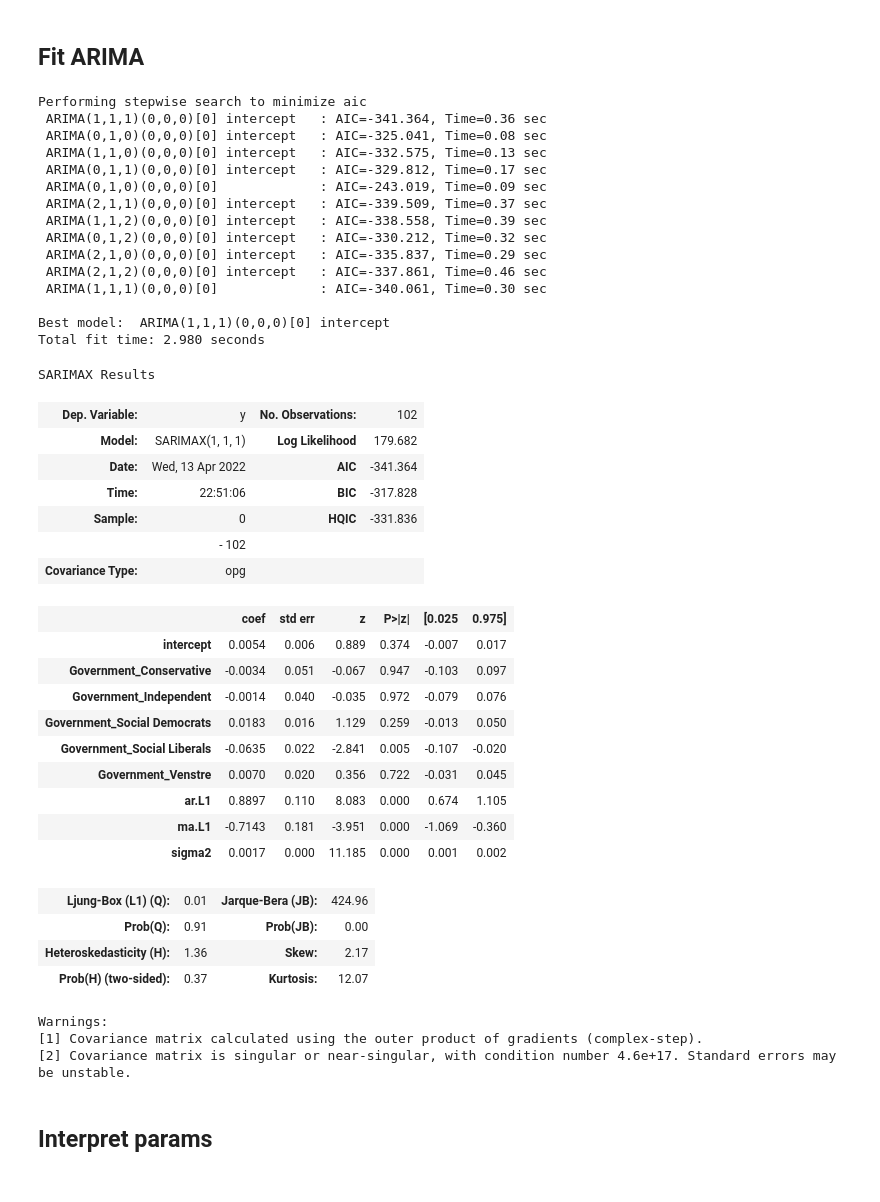
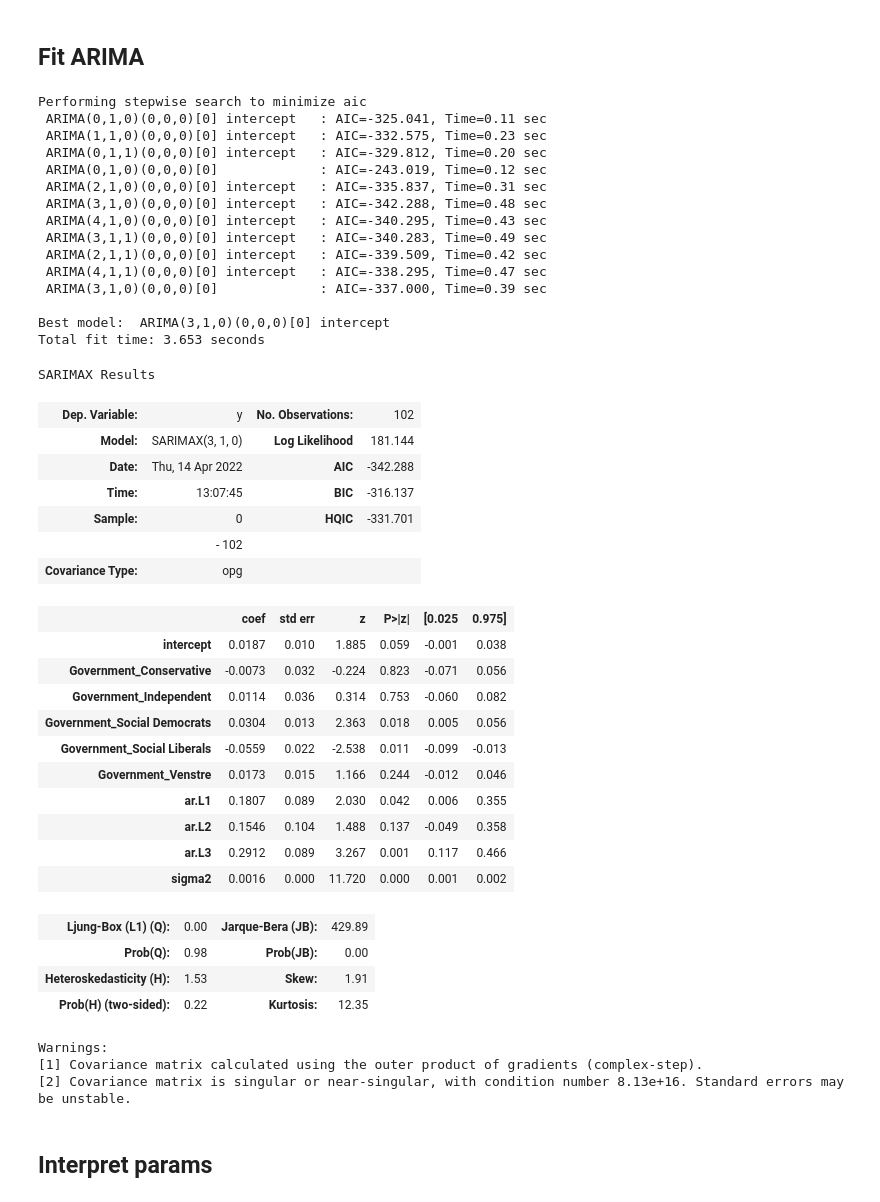
Before and after one commit to s183920/02417_TimeSeriesAnalysis, a Jupyter notebook: Assignment3/marima.ipynb, the cells around one changed output. Cells and saved outputs as stored; diff of their text form; code cells hidden in the pictures.

```diff
--- a/Assignment3/marima.ipynb
+++ b/Assignment3/marima.ipynb
@@ -14,9 +15,15 @@ plt.style.use("ggplot")
 data = pd.read_csv("DataAssignment3.csv")
 
 government = data.Government
-data["NumberWordsTrans"] = np.log(data.NumberWords)
-data.NumberWordsTrans += -2*np.roll(data.NumberWordsTrans, 1, axis=0) + np.roll(data.NumberWordsTrans, 2, axis=0)
-# np.roll(data, 1, axis=0)
+data["NumberWordsLog"] = np.log(data.NumberWords)
+data["NumberWordsDiff1"] = data["NumberWords"] - np.roll(data["NumberWords"], 1, axis=0)
+data["NumberWordsDiff1"][0] = np.NaN
+data["NumberWordsDiff2"] = data["NumberWordsDiff1"] - np.roll(data["NumberWordsDiff1"], 1, axis=0)
+data["NumberWordsLogDiff1"] = data["NumberWordsLog"] - np.roll(data["NumberWordsLog"], 1, axis=0)
+data["NumberWordsLogDiff2"] = data["NumberWordsLogDiff1"] - np.roll(data["NumberWordsLogDiff1"], 1, axis=0)
+# data["NumberWordsDiff1Log"] = np.log(data["NumberWordsDiff1"])
+# data["NumberWordsDiff2Log"] = np.log(data["NumberWordsDiff2"])
+
 data = pd.get_dummies(data)
 data
 # %% [output]
@@ -43,65 +90,66 @@ plt.scatter(range(len(data.NumberWords)), data.NumberWords)
 # %%
 # !pip install pmdarima
 
 
 reg_cols = [s for s in data.columns if re.match("Government", s) is not None]
 
 # Ignore harmless warnings
 import warnings
 warnings.filterwarnings("ignore")
 
 # Fit auto_arima function
-model = auto_arima(np.log(data['NumberWords']), start_p = 1, start_q = 1,
-                          max_p = 3, max_q = 3, max_d = 2,
+model = auto_arima(data['NumberWordsLog'], start_p = 0, start_q = 0,
+                          max_p = 10, max_q = 10, max_d = 2,
                           d = None, trace = True,
                           error_action ='ignore',   # we don't want to know if an order does not work
                           suppress_warnings = True,  # we don't want convergence warnings
                           stepwise = True, # set to stepwise
                           X = data[reg_cols]
                           )
 
 # To print the summary
 model.summary()
 # %% [output]
 Performing stepwise search to minimize aic
- ARIMA(1,1,1)(0,0,0)[0] intercept   : AIC=-341.364, Time=0.36 sec
- ARIMA(0,1,0)(0,0,0)[0] intercept   : AIC=-325.041, Time=0.08 sec
- ARIMA(1,1,0)(0,0,0)[0] intercept   : AIC=-332.575, Time=0.13 sec
- ARIMA(0,1,1)(0,0,0)[0] intercept   : AIC=-329.812, Time=0.17 sec
- ARIMA(0,1,0)(0,0,0)[0]             : AIC=-243.019, Time=0.09 sec
- ARIMA(2,1,1)(0,0,0)[0] intercept   : AIC=-339.509, Time=0.37 sec
- ARIMA(1,1,2)(0,0,0)[0] intercept   : AIC=-338.558, Time=0.39 sec
- ARIMA(0,1,2)(0,0,0)[0] intercept   : AIC=-330.212, Time=0.32 sec
- ARIMA(2,1,0)(0,0,0)[0] intercept   : AIC=-335.837, Time=0.29 sec
- ARIMA(2,1,2)(0,0,0)[0] intercept   : AIC=-337.861, Time=0.46 sec
- ARIMA(1,1,1)(0,0,0)[0]             : AIC=-340.061, Time=0.30 sec
+ ARIMA(0,1,0)(0,0,0)[0] intercept   : AIC=-325.041, Time=0.11 sec
+ ARIMA(1,1,0)(0,0,0)[0] intercept   : AIC=-332.575, Time=0.23 sec
+ ARIMA(0,1,1)(0,0,0)[0] intercept   : AIC=-329.812, Time=0.20 sec
+ ARIMA(0,1,0)(0,0,0)[0]             : AIC=-243.019, Time=0.12 sec
+ ARIMA(2,1,0)(0,0,0)[0] intercept   : AIC=-335.837, Time=0.31 sec
+ ARIMA(3,1,0)(0,0,0)[0] intercept   : AIC=-342.288, Time=0.48 sec
+ ARIMA(4,1,0)(0,0,0)[0] intercept   : AIC=-340.295, Time=0.43 sec
+ ARIMA(3,1,1)(0,0,0)[0] intercept   : AIC=-340.283, Time=0.49 sec
+ ARIMA(2,1,1)(0,0,0)[0] intercept   : AIC=-339.509, Time=0.42 sec
+ ARIMA(4,1,1)(0,0,0)[0] intercept   : AIC=-338.295, Time=0.47 sec
+ ARIMA(3,1,0)(0,0,0)[0]             : AIC=-337.000, Time=0.39 sec
 
-Best model:  ARIMA(1,1,1)(0,0,0)[0] intercept
-Total fit time: 2.980 seconds
+Best model:  ARIMA(3,1,0)(0,0,0)[0] intercept
+Total fit time: 3.653 seconds
 SARIMAX Results
 | Dep. Variable: | y | No. Observations: | 102 |
-| Model: | SARIMAX(1, 1, 1) | Log Likelihood | 179.682 |
-| Date: | Wed, 13 Apr 2022 | AIC | -341.364 |
-| Time: | 22:51:06 | BIC | -317.828 |
-| Sample: | 0 | HQIC | -331.836 |
+| Model: | SARIMAX(3, 1, 0) | Log Likelihood | 181.144 |
+| Date: | Thu, 14 Apr 2022 | AIC | -342.288 |
+| Time: | 13:07:45 | BIC | -316.137 |
+| Sample: | 0 | HQIC | -331.701 |
 |  | - 102 |  |  |
 | Covariance Type: | opg |  |  |
 |  | coef | std err | z | P>|z| | [0.025 | 0.975] |
-| intercept | 0.0054 | 0.006 | 0.889 | 0.374 | -0.007 | 0.017 |
-| Government_Conservative | -0.0034 | 0.051 | -0.067 | 0.947 | -0.103 | 0.097 |
-| Government_Independent | -0.0014 | 0.040 | -0.035 | 0.972 | -0.079 | 0.076 |
-| Government_Social Democrats | 0.0183 | 0.016 | 1.129 | 0.259 | -0.013 | 0.050 |
-| Government_Social Liberals | -0.0635 | 0.022 | -2.841 | 0.005 | -0.107 | -0.020 |
-| Government_Venstre | 0.0070 | 0.020 | 0.356 | 0.722 | -0.031 | 0.045 |
-| ar.L1 | 0.8897 | 0.110 | 8.083 | 0.000 | 0.674 | 1.105 |
-| ma.L1 | -0.7143 | 0.181 | -3.951 | 0.000 | -1.069 | -0.360 |
-| sigma2 | 0.0017 | 0.000 | 11.185 | 0.000 | 0.001 | 0.002 |
+| intercept | 0.0187 | 0.010 | 1.885 | 0.059 | -0.001 | 0.038 |
+| Government_Conservative | -0.0073 | 0.032 | -0.224 | 0.823 | -0.071 | 0.056 |
+| Government_Independent | 0.0114 | 0.036 | 0.314 | 0.753 | -0.060 | 0.082 |
+| Government_Social Democrats | 0.0304 | 0.013 | 2.363 | 0.018 | 0.005 | 0.056 |
+| Government_Social Liberals | -0.0559 | 0.022 | -2.538 | 0.011 | -0.099 | -0.013 |
+| Government_Venstre | 0.0173 | 0.015 | 1.166 | 0.244 | -0.012 | 0.046 |
+| ar.L1 | 0.1807 | 0.089 | 2.030 | 0.042 | 0.006 | 0.355 |
+| ar.L2 | 0.1546 | 0.104 | 1.488 | 0.137 | -0.049 | 0.358 |
+| ar.L3 | 0.2912 | 0.089 | 3.267 | 0.001 | 0.117 | 0.466 |
+| sigma2 | 0.0016 | 0.000 | 11.720 | 0.000 | 0.001 | 0.002 |
-| Ljung-Box (L1) (Q): | 0.01 | Jarque-Bera (JB): | 424.96 |
-| Prob(Q): | 0.91 | Prob(JB): | 0.00 |
-| Heteroskedasticity (H): | 1.36 | Skew: | 2.17 |
-| Prob(H) (two-sided): | 0.37 | Kurtosis: | 12.07 |
+| Ljung-Box (L1) (Q): | 0.00 | Jarque-Bera (JB): | 429.89 |
+| Prob(Q): | 0.98 | Prob(JB): | 0.00 |
+| Heteroskedasticity (H): | 1.53 | Skew: | 1.91 |
+| Prob(H) (two-sided): | 0.22 | Kurtosis: | 12.35 |
 Warnings:
 [1] Covariance matrix calculated using the outer product of gradients (complex-step).
-[2] Covariance matrix is singular or near-singular, with condition number 4.6e+17. Standard errors may be unstable.
+[2] Covariance matrix is singular or near-singular, with condition number 8.13e+16. Standard errors may be unstable.
 # %% [markdown]
 ## Interpret params
```
Also changed, not shown: parts of 19 cells of this notebook.
